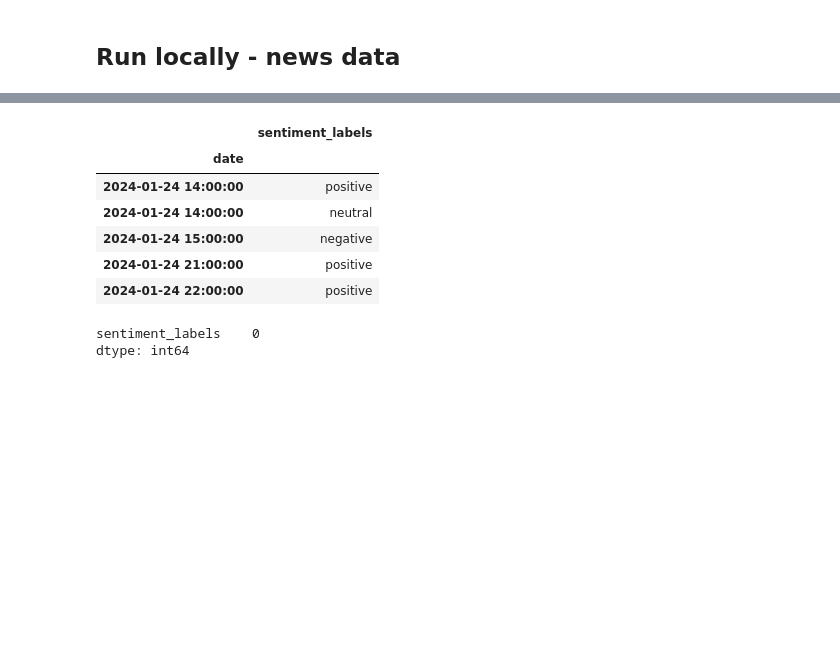
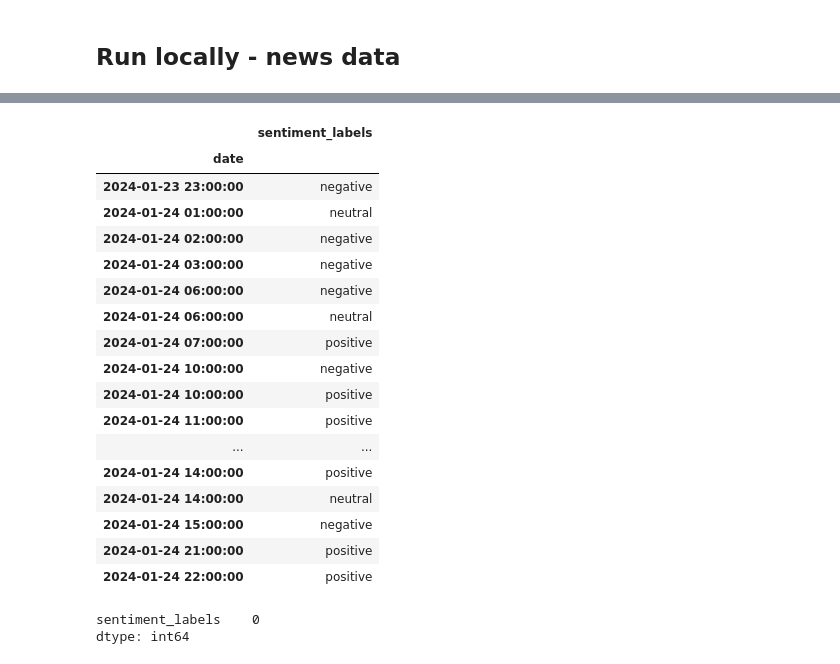
Before and after one commit to alexzheng123/EC331-project, a Jupyter notebook: code/bitcoin_news_wrangling_2.ipynb, the cells around one changed output, grey strips where cells are left out. Saved outputs shown, nothing was run; the diff lists cells and outputs as text; code cells hidden in the pictures; blank space fills up the shorter version.

```diff
--- a/code/bitcoin_news_wrangling_2.ipynb
+++ b/code/bitcoin_news_wrangling_2.ipynb
@@ -39,8 +50,19 @@ df.head()
 # %%
-df.tail()
+df.tail(20)
 # %% [output]
 |  | sentiment_labels |
 | date |  |
+| 2024-01-23 23:00:00 | negative |
+| 2024-01-24 01:00:00 | neutral |
+| 2024-01-24 02:00:00 | negative |
+| 2024-01-24 03:00:00 | negative |
+| 2024-01-24 06:00:00 | negative |
+| 2024-01-24 06:00:00 | neutral |
+| 2024-01-24 07:00:00 | positive |
+| 2024-01-24 10:00:00 | negative |
+| 2024-01-24 10:00:00 | positive |
+| 2024-01-24 11:00:00 | positive |
+| ... | ... |
 | 2024-01-24 14:00:00 | positive |
 | 2024-01-24 14:00:00 | neutral |
 | 2024-01-24 15:00:00 | negative |
```
Also changed, not shown: parts of 5 cells of this notebook, 2 other files.
